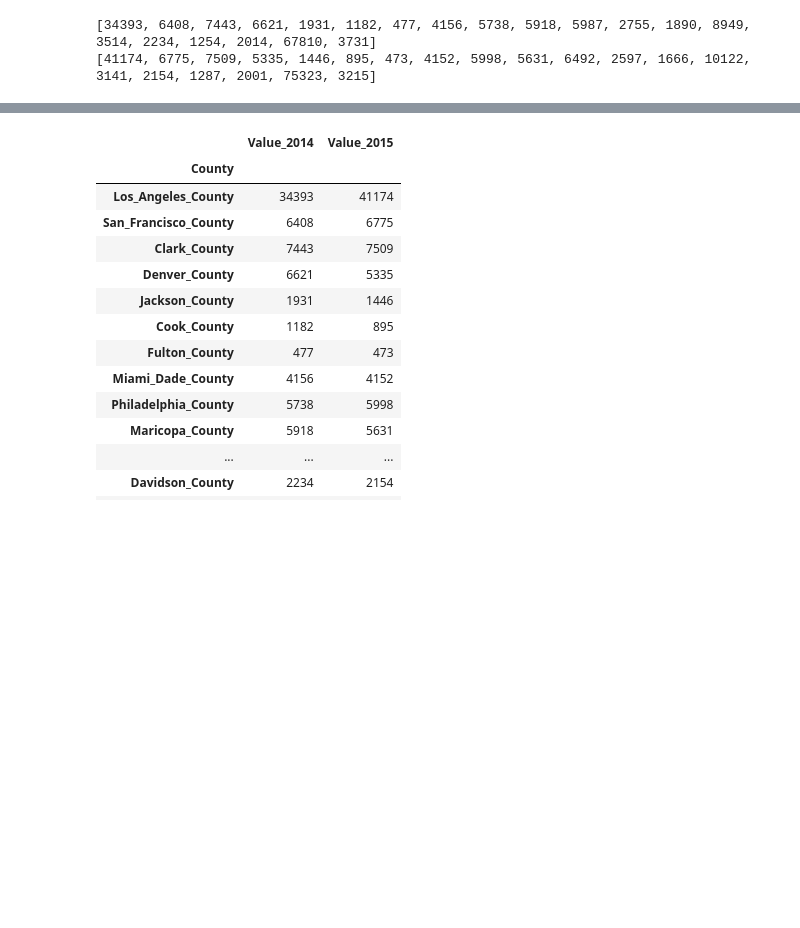
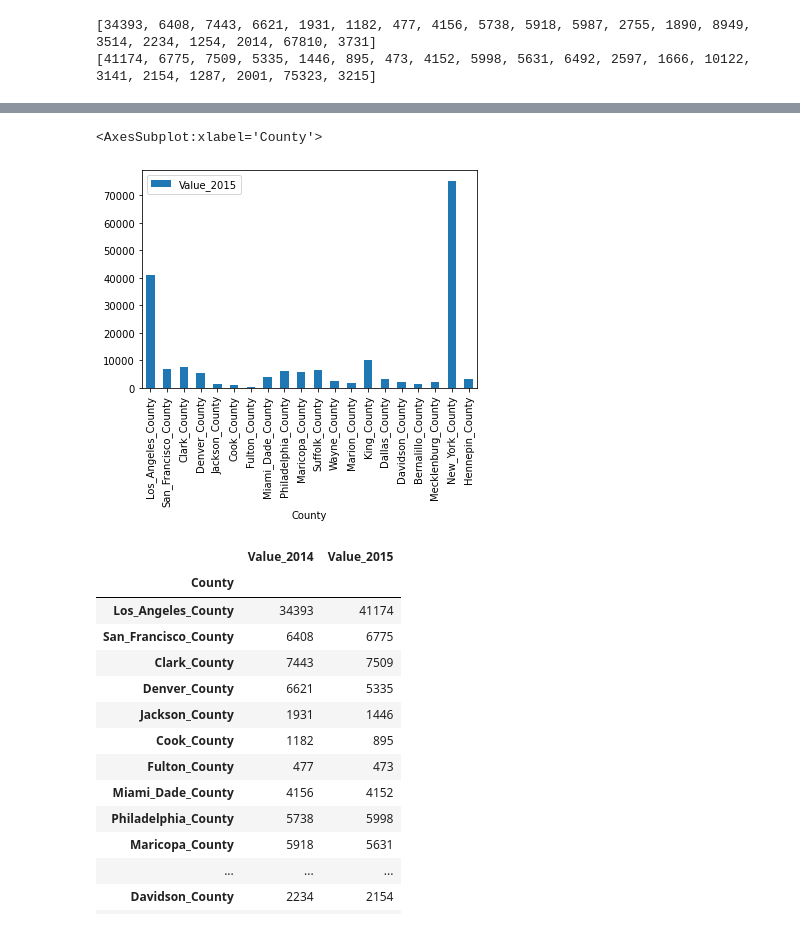
Before and after one commit to kylagelev/Homelessness-Weather, a Jupyter notebook: Homelessness_Data.ipynb, the cells around one changed output, grey strips where cells are left out. Cells and saved outputs as stored; diff of their text form; code cells hidden in the pictures; blank space fills up the shorter version.

```diff
--- a/Homelessness_Data.ipynb
+++ b/Homelessness_Data.ipynb
@@ -111,6 +117,12 @@ homelessness_2014_df.to_csv('Homeless_2014.csv', index = True, header = True)
 # %%
 homelessness_2015_df
 homelessness_2015_df.to_csv('Homeless_2015.csv', index = True, header = True)
+# %%
+homeless_2015_bar_plot = homelessness_2015_df.plot(kind = 'bar')
+homeless_2015_bar_plot
+# %% [output]
+<AxesSubplot:xlabel='County'>
+[figure, added]
 # %%
 merged_homelessness = pd.merge(homelessness_2014_df, homelessness_2015_df, on = 'County')
 merged_homelessness
```
Also changed, not shown: parts of 7 cells of this notebook.
